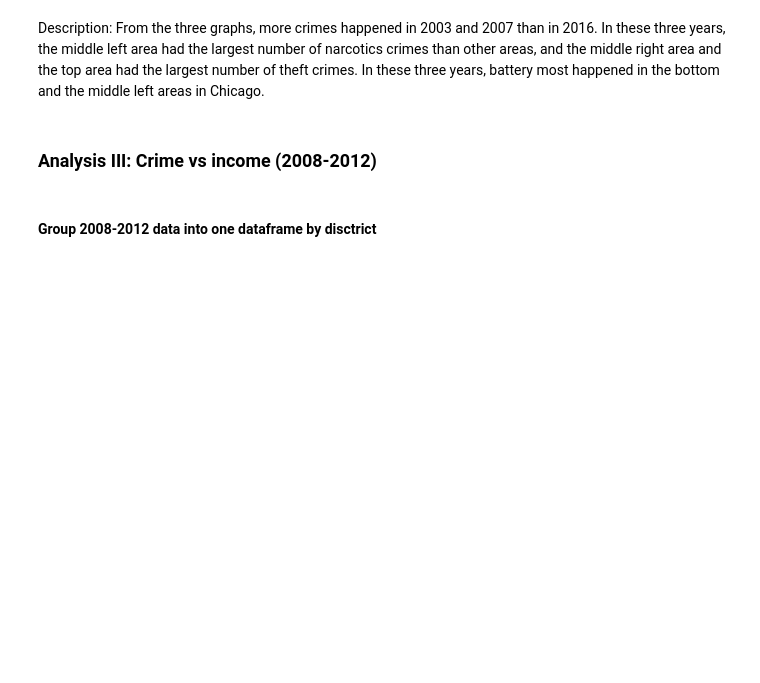
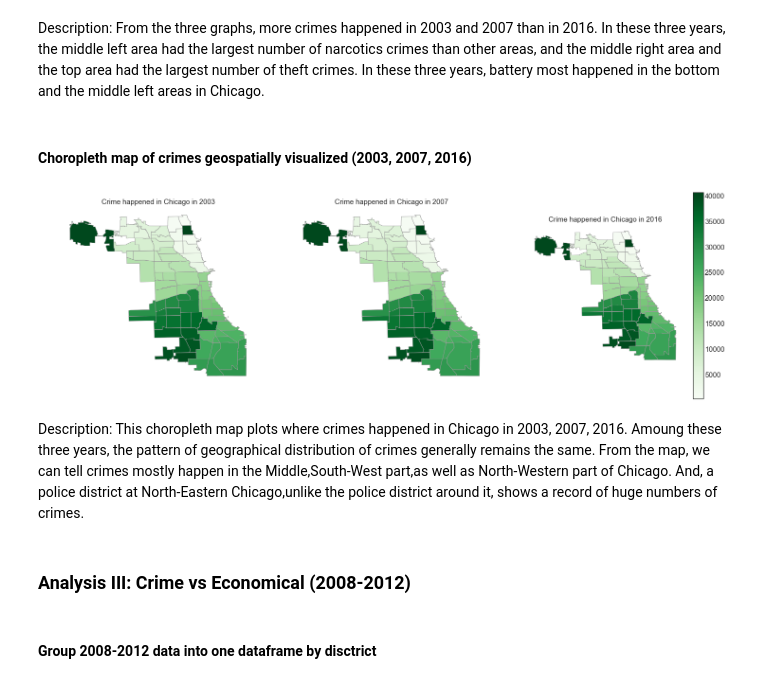
Before and after one commit to nschenone/Crime_Analysis_in_Chicago, a Jupyter notebook: COGS_108_Final_Project.ipynb, the cells around one changed output. Cells and saved outputs as stored; diff of their text form; code cells hidden in the pictures; blank space fills up the shorter version.

Commit message:
Shane changed the criteria of boudaries in choropleth map.Add a regression.

```diff
--- a/COGS_108_Final_Project.ipynb
+++ b/COGS_108_Final_Project.ipynb
@@ -394,3 +427,5 @@ axs[2].set_title('Top 3 Crimes in 2016');
 [figure]
 # %% [markdown]
 Description: From the three graphs, more crimes happened in 2003 and 2007 than in 2016. In these three years, the middle left area had the largest number of narcotics crimes than other areas, and the middle right area and the top area had the largest number of theft crimes. In these three years, battery most happened in the bottom and the middle left areas in Chicago.
+# %% [markdown]
+#### Choropleth map of crimes geospatially visualized (2003, 2007, 2016)
@@ -397,5 +451,42 @@ Description: From the three graphs, more crimes happened in 2003 and 2007 than i
+# %%
+district2_2003=pd.DataFrame(df_2003['Community Area'].value_counts())
+district2_2007=pd.DataFrame(df_2007['Community Area'].value_counts())
+district2_2016=pd.DataFrame(df_2016['Community Area'].value_counts())
+
+
+district2_2003=district2_2003.reset_index().rename(columns={'index':'Area_num','Community Area':'Num_crime'})
+district2_2007=district2_2007.reset_index().rename(columns={'index':'Area_num','Community Area':'Num_crime'})
+district2_2016=district2_2016.reset_index().rename(columns={'index':'Area_num','Community Area':'Num_crime'})
+
+map2_2003=map2_Chicago.merge(district2_2003,on='Area_num')
+map2_2007=map2_Chicago.merge(district2_2007,on='Area_num')
+map2_2016=map2_Chicago.merge(district2_2016,on='Area_num');
+# %%
+fig, axs = plt.subplots(1,3,figsize=(25,8))
+
+sm = plt.cm.ScalarMappable(cmap='Greens')
+sm.norm=plt.Normalize(vmin=min(min(map2_2003['Num_crime']),min(map2_2007['Num_crime']),min(map2_2016['Num_crime'])),
+                   vmax=max(max(map2_2003['Num_crime']),max(map2_2007['Num_crime']),max(map2_2016['Num_crime'])))
+sm._A= []
+
+cbar = fig.colorbar(sm)
+for ax in axs:
+    ax.axis('off')
+
+map2_2003.plot(column="Area_num", cmap='Greens', linewidth=0.8, ax=axs[0], edgecolor='0.6')
+axs[0].set_title('Crime happened in Chicago in 2003')
+map2_2007.plot(column="Area_num", cmap='Greens', linewidth=0.8, ax=axs[1], edgecolor='0.6')
+axs[1].set_title('Crime happened in Chicago in 2007')
+map2_2016.plot(column="Area_num", cmap='Greens', linewidth=0.8, ax=axs[2], edgecolor='0.6')
+axs[2].set_title('Crime happened in Chicago in 2016');
+# %% [output]
+[figure, added]
+# %% [markdown]
+Description:
+       This choropleth map plots where crimes happened in Chicago in 2003, 2007, 2016. Amoung these three years, the pattern of geographical distribution of crimes generally remains the same.
+From the map, we can tell crimes mostly happen in the Middle,South-West part,as well as North-Western part of Chicago. And, a police district at North-Eastern Chicago,unlike the police district around it, shows a record of huge numbers of crimes.
 # %% [markdown]
-### Analysis III: Crime vs income (2008-2012)
+### Analysis III: Crime vs Economical (2008-2012)
 # %% [markdown]
 #### Group 2008-2012 data into one dataframe by disctrict
 # %%
```
Also changed, not shown: parts of 31 cells of this notebook, 5 other files.
